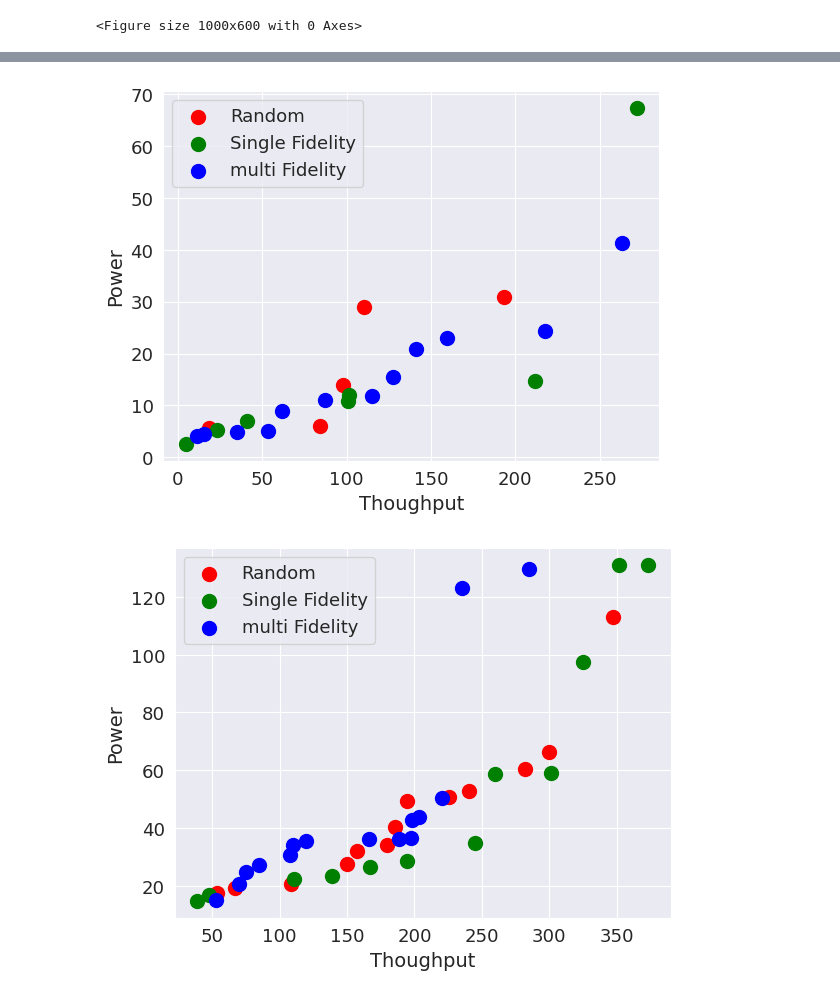
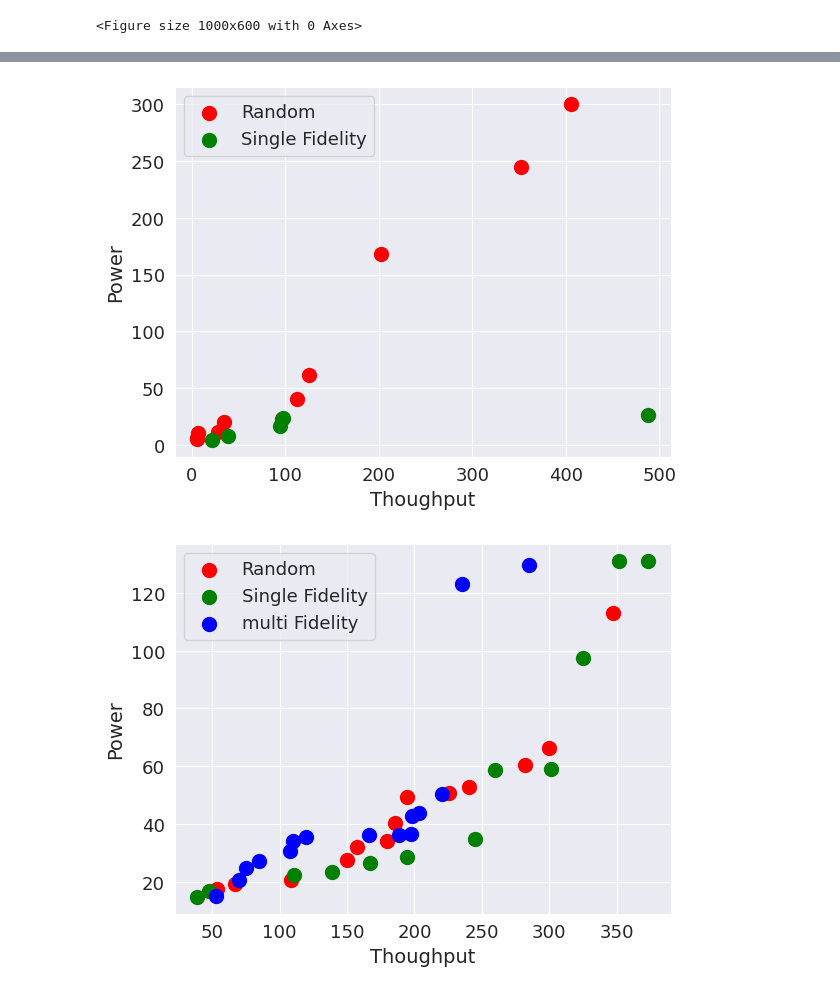
Before and after one commit to memory-of-star/wafer_scale_chip_dse_framework, a Jupyter notebook: run_full_space.ipynb, the cells around one changed output, grey strips where cells are left out. Cells and saved outputs as stored; diff of their text form; code cells hidden in the pictures.

```diff
--- a/run_full_space.ipynb
+++ b/run_full_space.ipynb
@@ -4,36 +4,17 @@ import pickle
 import matplotlib.pyplot as plt
 import numpy as np
 
-# with open('./result/pickle/random_full_space_test.pickle') as f:
-#     histories_multi_fidelity = pickle.load(f)
-
-with open('./result/pickle/random_test_cm1_rt30_mr200.pickle', 'rb') as f:
+with open('./result/pickle/random_test_cm0_rt30_mr50.pickle', 'rb') as f:
     histories_random = pickle.load(f)
 
-with open('./result/pickle/multi_fidelity_test_cm1_rt30_mr300.pickle', 'rb') as f:
+with open('./result/pickle/multi_fidelity_test_cm0_rt30_mr100.pickle', 'rb') as f:
     histories_multi_fidelity = pickle.load(f)
 
-with open('./result/pickle/single_fidelity_test_cm1_rt30_mr200.pickle', 'rb') as f:
+with open('./result/pickle/single_fidelity_test_cm0_rt30_mr50.pickle', 'rb') as f:
     histories_single_fidelity = pickle.load(f)
-# histories_single_fidelity = parse_pickle.parse_pickle('single_fidelity_inner20_rt20_mr50', strategy='single_fidelity')
-# histories_random = parse_pickle.parse_pickle('random_inner20_rt20_mr50', strategy='random')
 
-# curve_multi_fidelity = plot.get_curve(histories_multi_fidelity, strategy='multi_fidelity')
-# curve_single_fidelity = plot.get_curve(histories_single_fidelity, strategy='single_fidelity')
-# curve_random = plot.get_curve(histories_random, strategy='random')
-
-# print(len(histories_multi_fidelity[0][0]))
 
 points_multi_fidelity, curve_highest_mean_multi_fidelity, pareto_front_multi_fidelity = plot.get_highest_mean_curve(histories_multi_fidelity, strategy='multi_fidelity', iterations=200)
 points_single_fidelity, curve_highest_mean_single_fidelity, pareto_front_single_fidelity = plot.get_highest_mean_curve(histories_single_fidelity, strategy='single_fidelity', iterations=200)
 points_random, curve_highest_mean_random, pareto_front_random = plot.get_highest_mean_curve(histories_random, strategy='random', iterations=200)
-
-
-# curve_highest_mean_multi_fidelity = plot.get_highest_mean_curve(histories_multi_fidelity, strategy='multi_fidelity')
-# curve_highest_mean_single_fidelity = plot.get_highest_mean_curve(histories_single_fidelity, strategy='single_fidelity')
-# curve_highest_mean_random = plot.get_highest_mean_curve(histories_random, strategy='random')
-
-# curve_highest_mean_multi_fidelity = np.array(histories_multi_fidelity).mean(axis=0)
-# curve_highest_mean_single_fidelity = np.array(histories_single_fidelity).mean(axis=0)
-# curve_highest_mean_random = np.array(histories_random).mean(axis=0)
 # %% [output]
@@ -170,17 +51,17 @@ pareto_front_multi_fidelity
 # %%
-run_time = 6
+run_time = 7
 
 plt.scatter(-pareto_front_random[run_time][:, 0], pareto_front_random[run_time][:, 1], s=100, c='red', marker='o', label='Random')
 plt.scatter(-pareto_front_single_fidelity[run_time][:, 0], pareto_front_single_fidelity[run_time][:, 1], s=100, c='green', marker='o', label='Single Fidelity')
-plt.scatter(-pareto_front_multi_fidelity[run_time][:, 0], pareto_front_multi_fidelity[run_time][:, 1], s=100, c='blue', marker='o', label='multi Fidelity')
+# plt.scatter(-pareto_front_multi_fidelity[run_time][:, 0], pareto_front_multi_fidelity[run_time][:, 1], s=100, c='blue', marker='o', label='multi Fidelity')
 
 plt.xlabel('Thoughput')
 plt.ylabel('Power')
 
 plt.legend()
 plt.show()
 # %% [output]
-[figure, old version]
+[figure, new version]
 # %%
 run_time = 5
 
```
Also changed, not shown: parts of 8 cells of this notebook, 3 other files.
